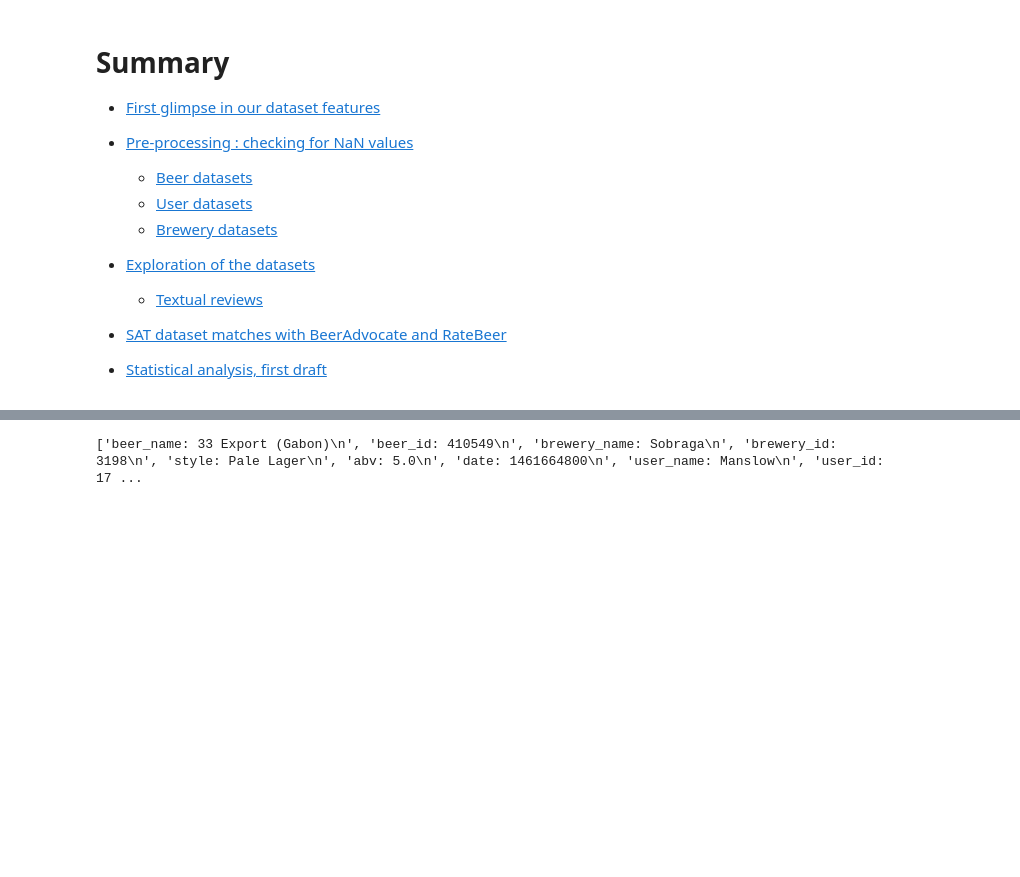
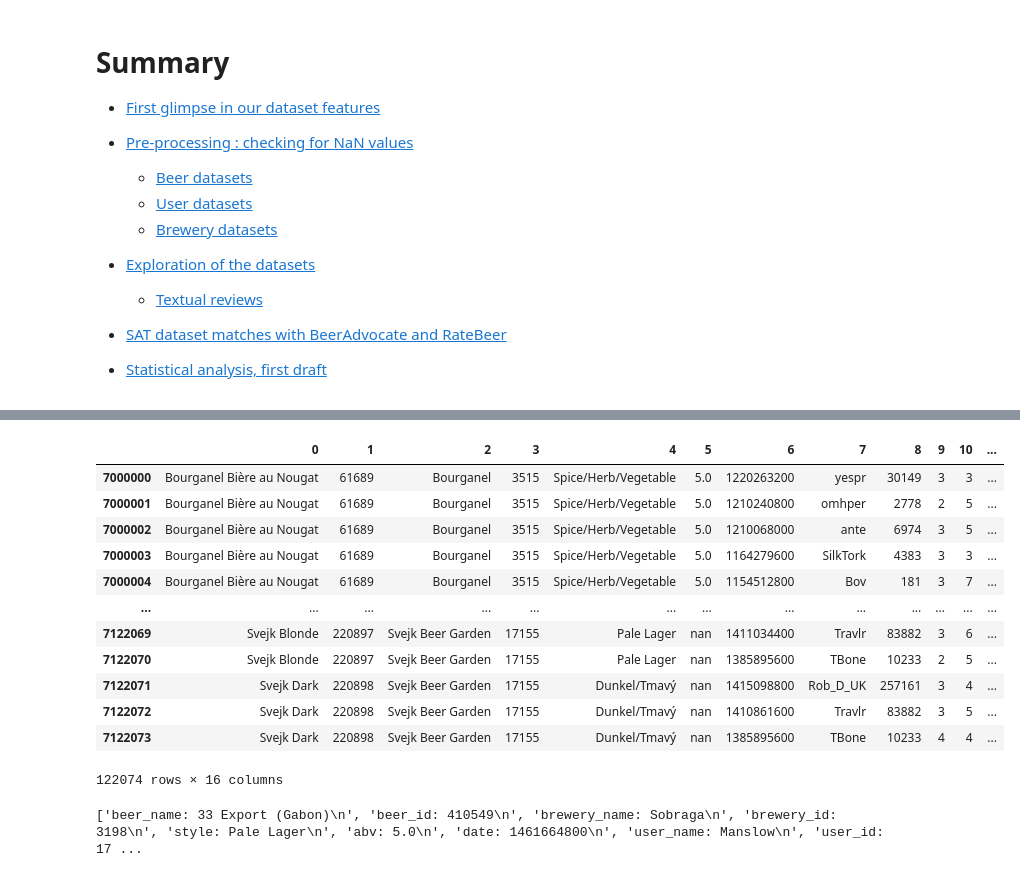
Before and after one commit to epfl-ada/ada-2022-project-hotchocolate, a Jupyter notebook: P3_Auriane_WIP.ipynb, the cells around one changed output, grey strips where cells are left out. Drawn from its saved outputs; the diff is of its cells as text; code cells hidden in the pictures; blank space fills up the shorter version.

```diff
--- a/P3_Auriane_WIP.ipynb
+++ b/P3_Auriane_WIP.ipynb
@@ -52,3 +65,19 @@ lines=file.readlines()
+# %%
+mysmallratings
+# %% [output]
+|  | 0 | 1 | 2 | 3 | 4 | 5 | 6 | 7 | 8 | 9 | 10 | ... |
+| 7000000 | Bourganel Bière au Nougat | 61689 | Bourganel | 3515 | Spice/Herb/Vegetable | 5.0 | 1220263200 | yespr | 30149 | 3 | 3 | ... |
+| 7000001 | Bourganel Bière au Nougat | 61689 | Bourganel | 3515 | Spice/Herb/Vegetable | 5.0 | 1210240800 | omhper | 2778 | 2 | 5 | ... |
+| 7000002 | Bourganel Bière au Nougat | 61689 | Bourganel | 3515 | Spice/Herb/Vegetable | 5.0 | 1210068000 | ante | 6974 | 3 | 5 | ... |
+| 7000003 | Bourganel Bière au Nougat | 61689 | Bourganel | 3515 | Spice/Herb/Vegetable | 5.0 | 1164279600 | SilkTork | 4383 | 3 | 3 | ... |
+| 7000004 | Bourganel Bière au Nougat | 61689 | Bourganel | 3515 | Spice/Herb/Vegetable | 5.0 | 1154512800 | Bov | 181 | 3 | 7 | ... |
+| ... | ... | ... | ... | ... | ... | ... | ... | ... | ... | ... | ... | ... |
+| 7122069 | Svejk Blonde | 220897 | Svejk Beer Garden | 17155 | Pale Lager | nan | 1411034400 | Travlr | 83882 | 3 | 6 | ... |
+| 7122070 | Svejk Blonde | 220897 | Svejk Beer Garden | 17155 | Pale Lager | nan | 1385895600 | TBone | 10233 | 2 | 5 | ... |
+| 7122071 | Svejk Dark | 220898 | Svejk Beer Garden | 17155 | Dunkel/Tmavý | nan | 1415098800 | Rob_D_UK | 257161 | 3 | 4 | ... |
+| 7122072 | Svejk Dark | 220898 | Svejk Beer Garden | 17155 | Dunkel/Tmavý | nan | 1410861600 | Travlr | 83882 | 3 | 5 | ... |
+| 7122073 | Svejk Dark | 220898 | Svejk Beer Garden | 17155 | Dunkel/Tmavý | nan | 1385895600 | TBone | 10233 | 4 | 4 | ... |
+122074 rows × 16 columns
 # %%
 file.close()
 # %%
```
Also changed, not shown: parts of 2 cells of this notebook, 1 other file.
